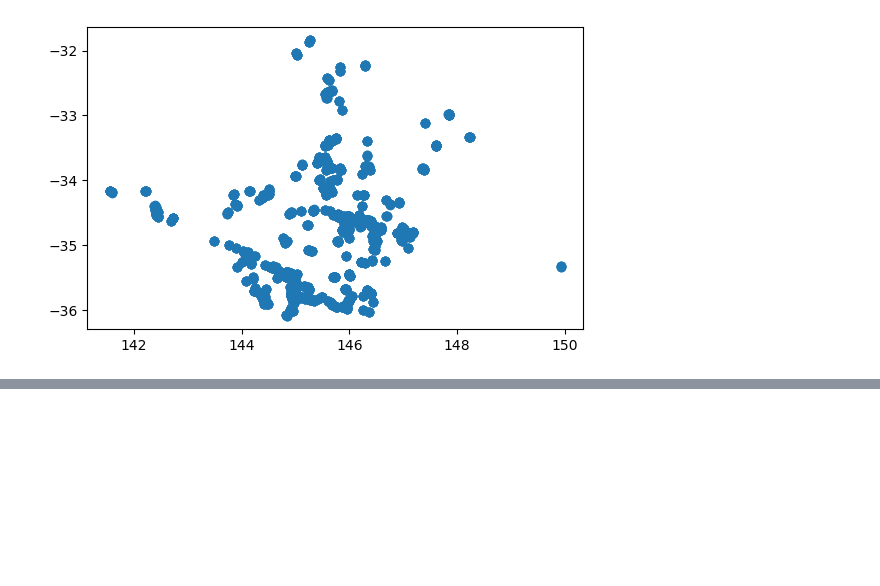
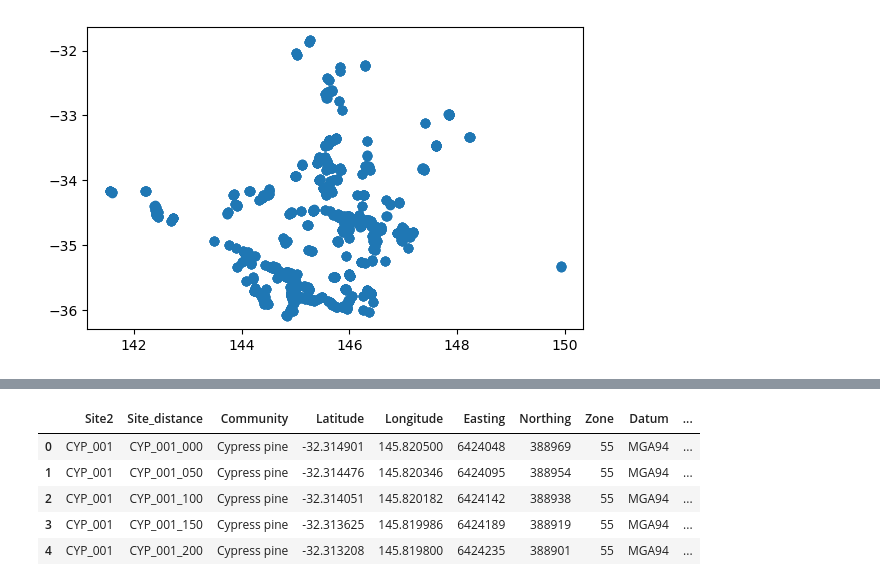
Before and after one commit to mjbeall09876/Capstone_DA09, a Jupyter notebook: NSW/NSW Map.ipynb, the cells around one changed output, grey strips where cells are left out. Cells and saved outputs as stored; diff of their text form; code cells hidden in the pictures; blank space fills up the shorter version.

```diff
--- a/NSW/NSW Map.ipynb
+++ b/NSW/NSW Map.ipynb
@@ -95,0 +124,9 @@ nswmap.plot()
+# %%
+nswmap.head()
+# %% [output]
+|  | Site2 | Site_distance | Community | Latitude | Longitude | Easting | Northing | Zone | Datum | ... |
+| 0 | CYP_001 | CYP_001_000 | Cypress pine | -32.314901 | 145.820500 | 6424048 | 388969 | 55 | MGA94 | ... |
+| 1 | CYP_001 | CYP_001_050 | Cypress pine | -32.314476 | 145.820346 | 6424095 | 388954 | 55 | MGA94 | ... |
+| 2 | CYP_001 | CYP_001_100 | Cypress pine | -32.314051 | 145.820182 | 6424142 | 388938 | 55 | MGA94 | ... |
+| 3 | CYP_001 | CYP_001_150 | Cypress pine | -32.313625 | 145.819986 | 6424189 | 388919 | 55 | MGA94 | ... |
+| 4 | CYP_001 | CYP_001_200 | Cypress pine | -32.313208 | 145.819800 | 6424235 | 388901 | 55 | MGA94 | ... |
```
Also changed, not shown: parts of 16 cells of this notebook, 8 other files.
